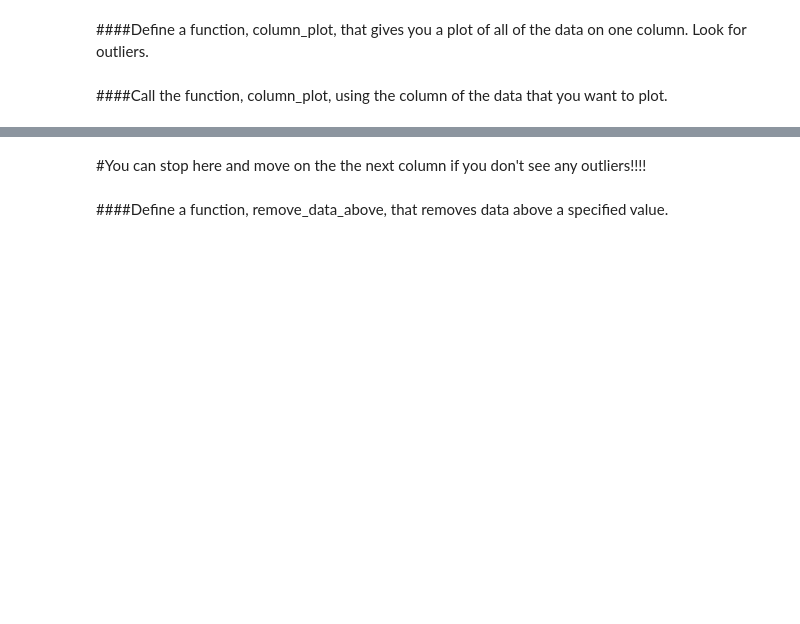
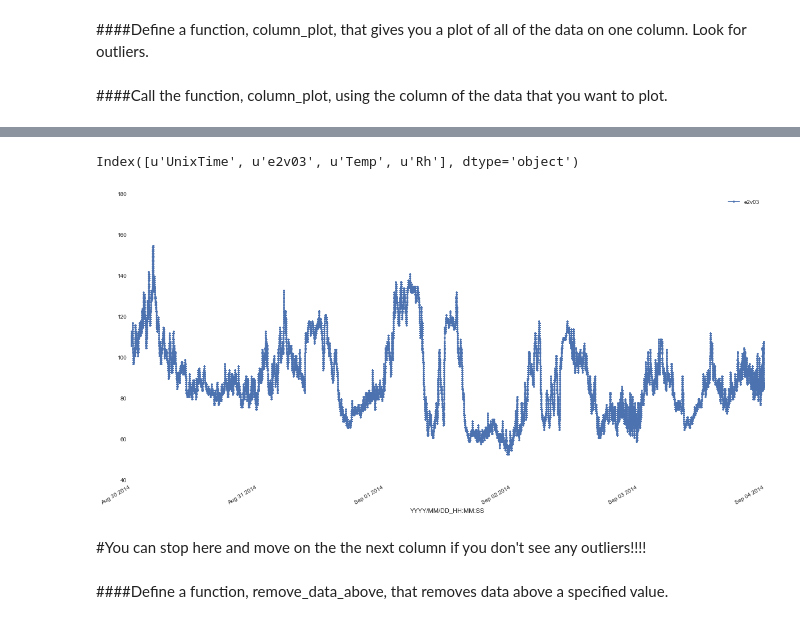
Before and after one commit to balmandhunter/Regressions_machine_learning, a Jupyter notebook: clean_CAMP_data.ipynb, the cells around one changed output, grey strips where cells are left out. Cells and saved outputs as stored; diff of their text form; code cells hidden in the pictures; blank space fills up the shorter version.

```diff
--- a/clean_CAMP_data.ipynb
+++ b/clean_CAMP_data.ipynb
@@ -92,3 +105,8 @@ Index([u'UnixTime', u'e2v03', u'Temp', u'Rh'], dtype='object')
+# %%
+column_plot(df_P,col, 2)
+# %% [output]
+Index([u'UnixTime', u'e2v03', u'Temp', u'Rh'], dtype='object')
+[figure, added]
 # %% [markdown]
 #You can stop here and move on the the next column if you don't see any outliers!!!!
 # %% [markdown]
```
Also changed, not shown: parts of 8 cells of this notebook, 4 other files.
